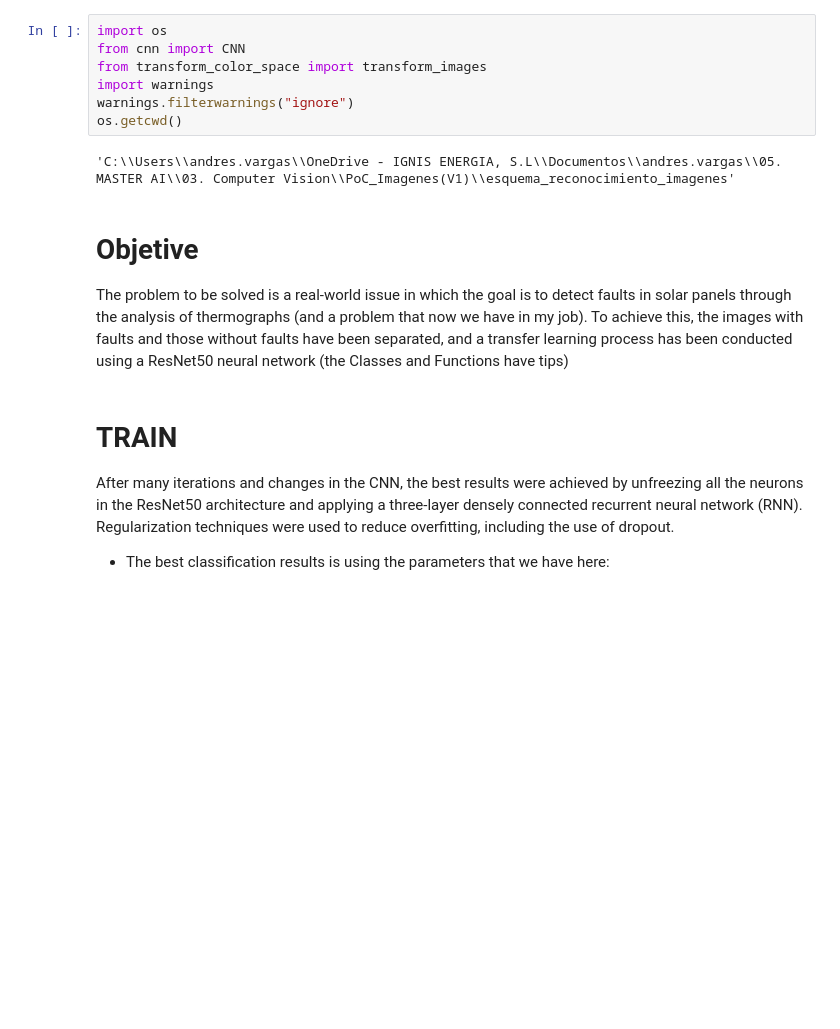
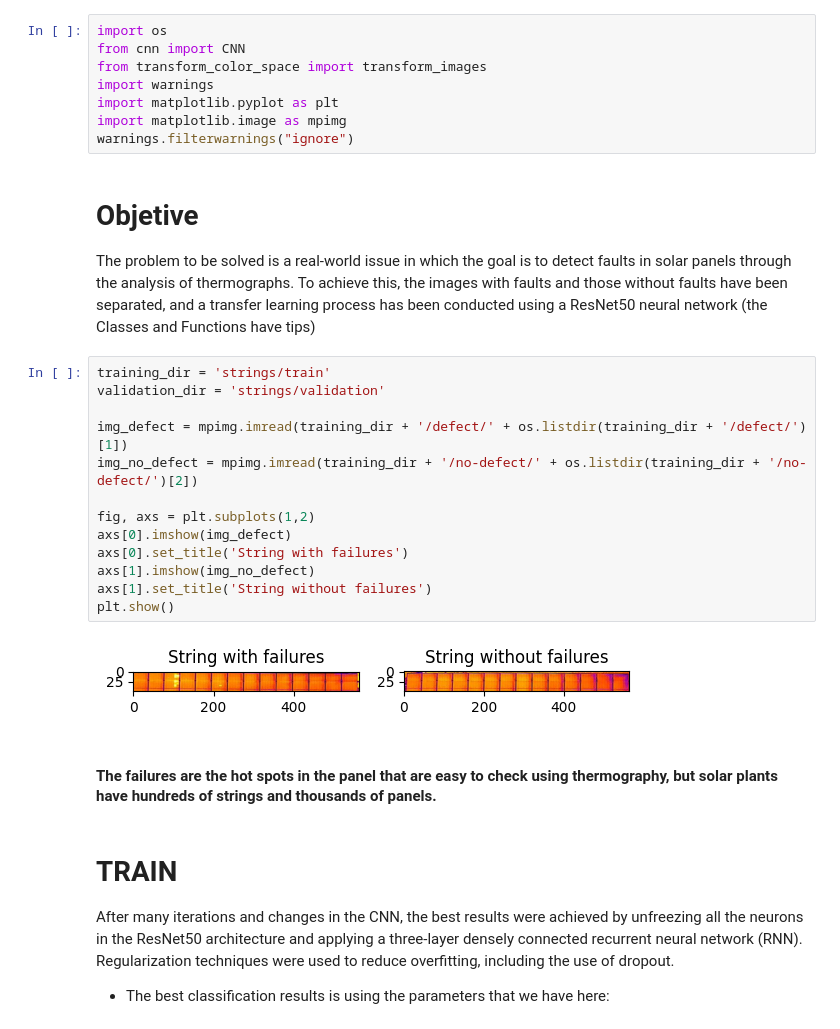
Before and after one commit to afva/Solar_Panels_failures, a Jupyter notebook: main.ipynb, the cells around one changed output. Cells and saved outputs as stored; diff of their text form; blank space fills up the shorter version.

```diff
--- a/main.ipynb
+++ b/main.ipynb
@@ -3,13 +3,29 @@ import os
 from cnn import CNN
 from transform_color_space import transform_images
 import warnings
+import matplotlib.pyplot as plt
+import matplotlib.image as mpimg
 warnings.filterwarnings("ignore")
-os.getcwd()
-# %% [output]
-'C:\\Users\\andres.vargas\\OneDrive - IGNIS ENERGIA, S.L\\Documentos\\andres.vargas\\05. MASTER AI\\03. Computer Vision\\PoC_Imagenes(V1)\\esquema_reconocimiento_imagenes'
 # %% [markdown]
 # Objetive
-The problem to be solved is a real-world issue in which the goal is to detect faults in solar panels through the analysis of thermographs (and a problem that now we have in my job). To achieve this, the images with faults and those without faults have been separated, and a transfer learning process has been conducted using a ResNet50 neural network (the Classes and Functions have tips)
+The problem to be solved is a real-world issue in which the goal is to detect faults in solar panels through the analysis of thermographs. To achieve this, the images with faults and those without faults have been separated, and a transfer learning process has been conducted using a ResNet50 neural network (the Classes and Functions have tips)
+# %%
+training_dir = 'strings/train'
+validation_dir = 'strings/validation'
+
+img_defect = mpimg.imread(training_dir + '/defect/' + os.listdir(training_dir + '/defect/')[1])
+img_no_defect = mpimg.imread(training_dir + '/no-defect/' + os.listdir(training_dir + '/no-defect/')[2])
+
+fig, axs = plt.subplots(1,2)
+axs[0].imshow(img_defect)
+axs[0].set_title('String with failures')
+axs[1].imshow(img_no_defect)
+axs[1].set_title('String without failures')
+plt.show()
+# %% [output]
+[figure, added]
+# %% [markdown]
+#### The failures are the hot spots in the panel that are easy to check using thermography, but solar plants have hundreds of strings and thousands of panels.
 # %% [markdown]
 # TRAIN
 
```
Also changed, not shown: parts of 2 cells of this notebook, 8 other files.
